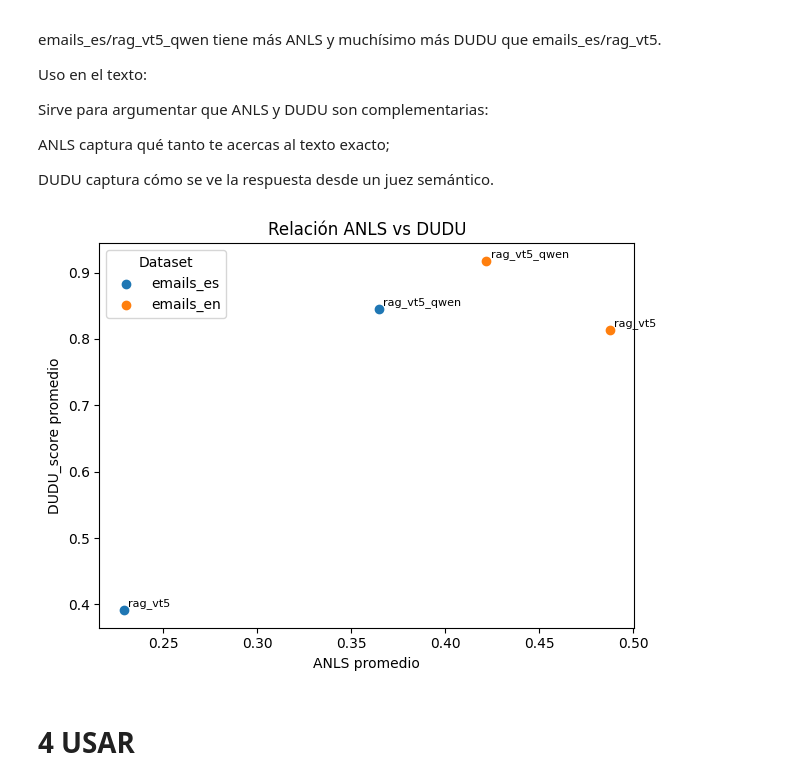
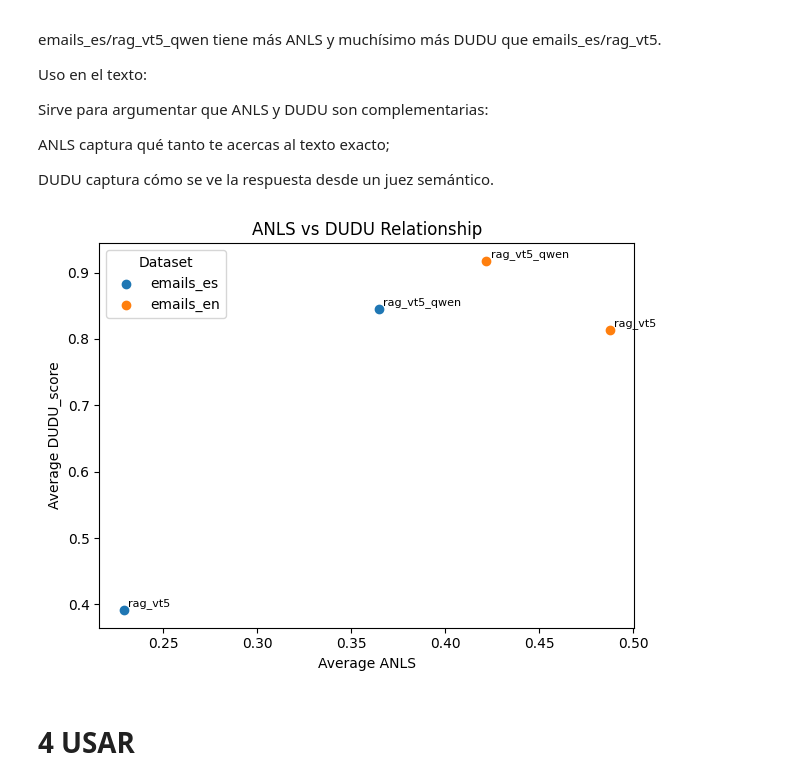
Before and after one commit to JavierCan/DUDU-implementation, a Jupyter notebook: DUDU_multi_eval_analysis.ipynb, the cells around one changed output. Saved outputs shown, nothing was run; the diff lists cells and outputs as text; code cells hidden in the pictures.

```diff
--- a/DUDU_multi_eval_analysis.ipynb
+++ b/DUDU_multi_eval_analysis.ipynb
@@ -441,31 +443,31 @@ DUDU captura cómo se ve la respuesta desde un juez semántico.
 # %%
 fig, ax = plt.subplots()
 
 for ds in df["dataset"].unique():
     subset = df[df["dataset"] == ds]
     ax.scatter(
         subset["avg_anls"],
         subset["avg_DUDU"],
         label=ds,
     )
-    # Etiqueta con el nombre del experimento cerca del punto
+    # Label with the experiment name near the point
     for _, row in subset.iterrows():
         ax.annotate(
             row["experiment"],
             (row["avg_anls"], row["avg_DUDU"]),
             xytext=(3, 3),
             textcoords="offset points",
             fontsize=8,
         )
 
-ax.set_title("Relación ANLS vs DUDU")
-ax.set_xlabel("ANLS promedio")
-ax.set_ylabel("DUDU_score promedio")
+ax.set_title("ANLS vs DUDU Relationship")
+ax.set_xlabel("Average ANLS")
+ax.set_ylabel("Average DUDU_score")
 ax.legend(title="Dataset")
 plt.tight_layout()
 plt.show()
 # %% [output]
-[figure, old version]
+[figure, new version]
 # %% [markdown]
 # 4 USAR
 # %% [markdown]
```
Also changed, not shown: parts of 6 cells of this notebook, 4 other files.
